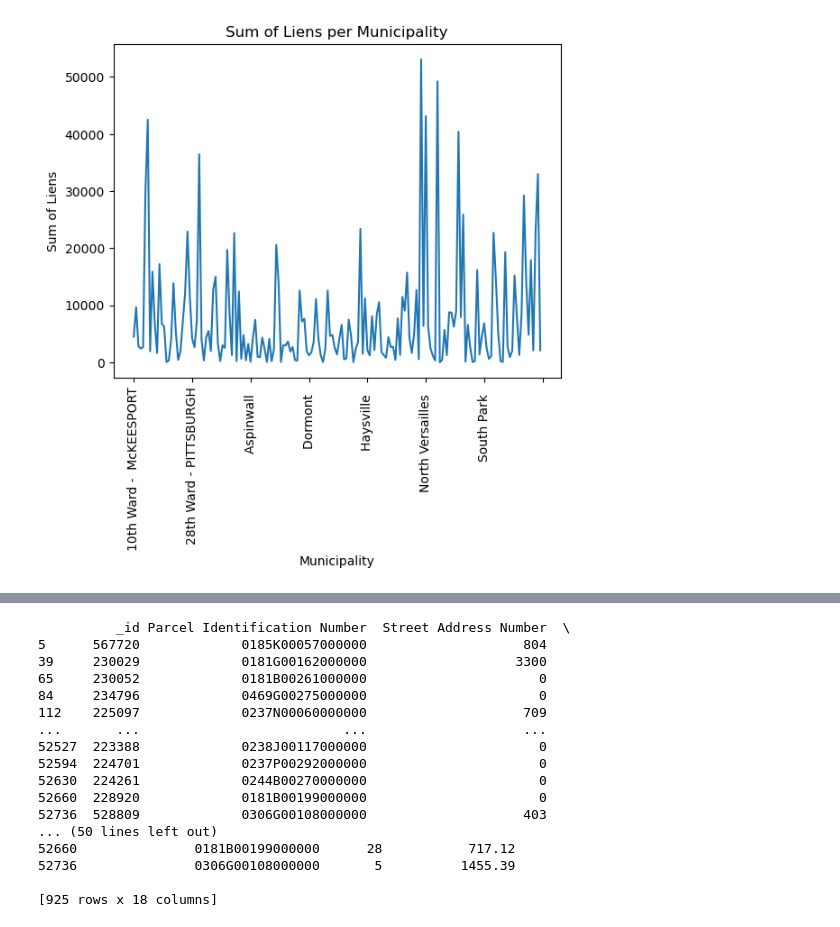
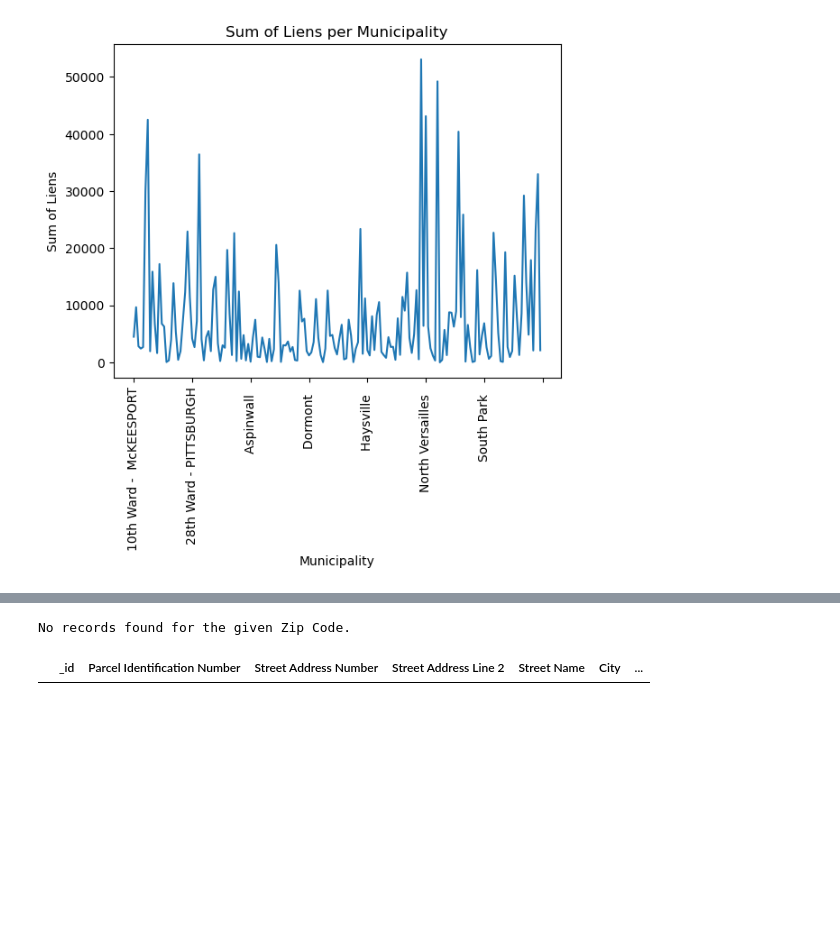
Before and after one commit to AndreaLHazzard/Project_3, a Jupyter notebook: delivery.ipynb, the cells around one changed output, grey strips where cells are left out. Cells and saved outputs as stored; diff of their text form; code cells hidden in the pictures; blank space fills up the shorter version.

```diff
--- a/delivery.ipynb
+++ b/delivery.ipynb
@@ -100,33 +92,20 @@ print(filtered_combined_result)
 # %%
 #Prompts the user to search the database with a zip code they input instead
 def search_by_zip_code(df, zip_code):
     zip_code = str(zip_code).strip()
 
     zip_code_filter = df['Zip Code'].astype(str).str.strip() == zip_code
     filtered_df = df[zip_code_filter]
     return filtered_df
 user_zip_code = input("Please enter a Zip Code to search for: ")
 filtered_results = search_by_zip_code(df3, user_zip_code)
 filtered_results_result = filtered_results.compute()
 if filtered_results_result.empty:
     print("No records found for the given Zip Code.")
 else:
-    print(filtered_results_result)
+    filtered_results_result
+
+filtered_results_result
 # %% [output]
-          _id Parcel Identification Number  Street Address Number  \
-5      567720             0185K00057000000                    804
-39     230029             0181G00162000000                   3300
-65     230052             0181B00261000000                      0
-84     234796             0469G00275000000                      0
-112    225097             0237N00060000000                    709
-...       ...                          ...                    ...
-52527  223388             0238J00117000000                      0
-52594  224701             0237P00292000000                      0
-52630  224261             0244B00270000000                      0
-52660  228920             0181B00199000000                      0
-52736  528809             0306G00108000000                    403
-... (50 lines left out)
-52660               0181B00199000000      28           717.12
-52736               0306G00108000000       5          1455.39
-
-[925 rows x 18 columns]
+No records found for the given Zip Code.
+|  | _id | Parcel Identification Number | Street Address Number | Street Address Line 2 | Street Name | City | ... |
```
Also changed, not shown: parts of 2 cells of this notebook, 2 other files.
